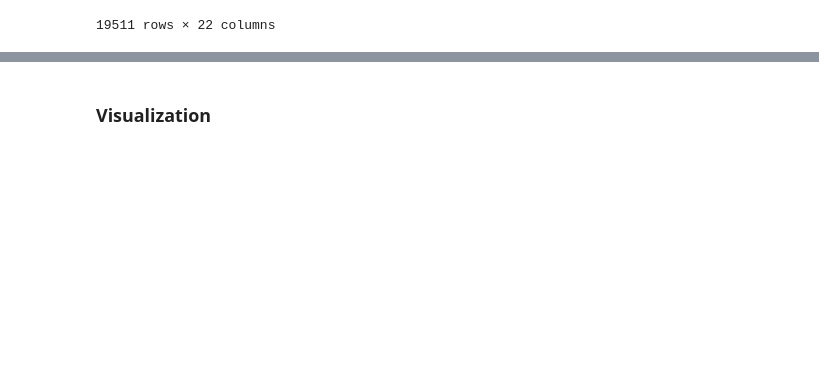
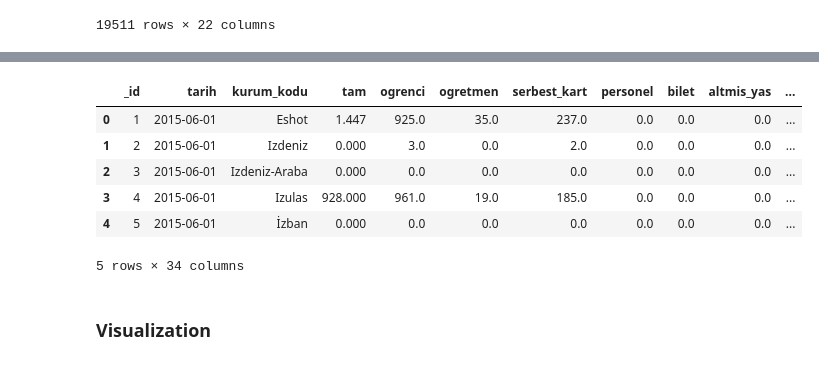
Before and after one commit to tanersekmen/ML_Izmir_Transportation, a Jupyter notebook: izmir_transportation.ipynb, the cells around one changed output, grey strips where cells are left out. Cells and saved outputs as stored; diff of their text form; code cells hidden in the pictures; blank space fills up the shorter version.

```diff
--- a/izmir_transportation.ipynb
+++ b/izmir_transportation.ipynb
@@ -358,2 +350,12 @@ data = data.fillna(0)
+# %%
+data.head()
+# %% [output]
+|  | _id | tarih | kurum_kodu | tam | ogrenci | ogretmen | serbest_kart | personel | bilet | altmis_yas | ... |
+| 0 | 1 | 2015-06-01 | Eshot | 1.447 | 925.0 | 35.0 | 237.0 | 0.0 | 0.0 | 0.0 | ... |
+| 1 | 2 | 2015-06-01 | Izdeniz | 0.000 | 3.0 | 0.0 | 2.0 | 0.0 | 0.0 | 0.0 | ... |
+| 2 | 3 | 2015-06-01 | Izdeniz-Araba | 0.000 | 0.0 | 0.0 | 0.0 | 0.0 | 0.0 | 0.0 | ... |
+| 3 | 4 | 2015-06-01 | Izulas | 928.000 | 961.0 | 19.0 | 185.0 | 0.0 | 0.0 | 0.0 | ... |
+| 4 | 5 | 2015-06-01 | İzban | 0.000 | 0.0 | 0.0 | 0.0 | 0.0 | 0.0 | 0.0 | ... |
+5 rows × 34 columns
 # %% [markdown]
 ### Visualization
```
Also changed, not shown: parts of 32 cells of this notebook.
